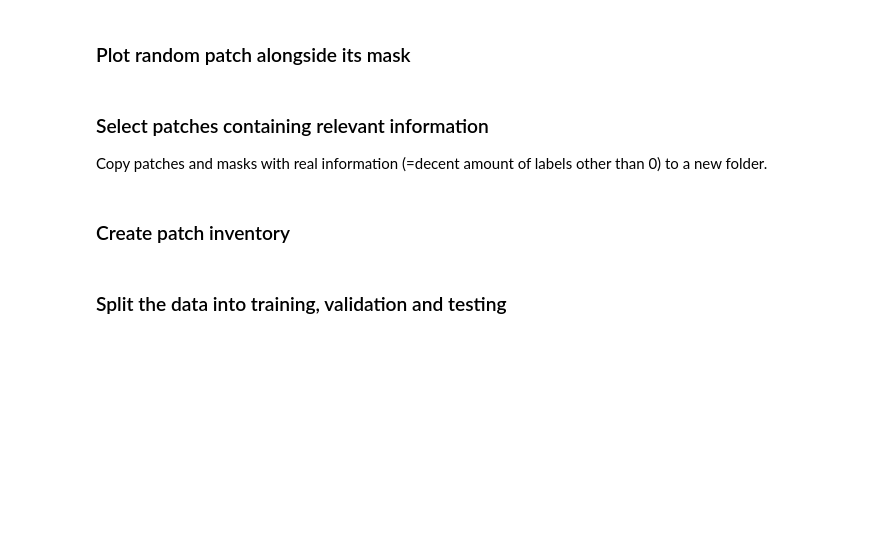
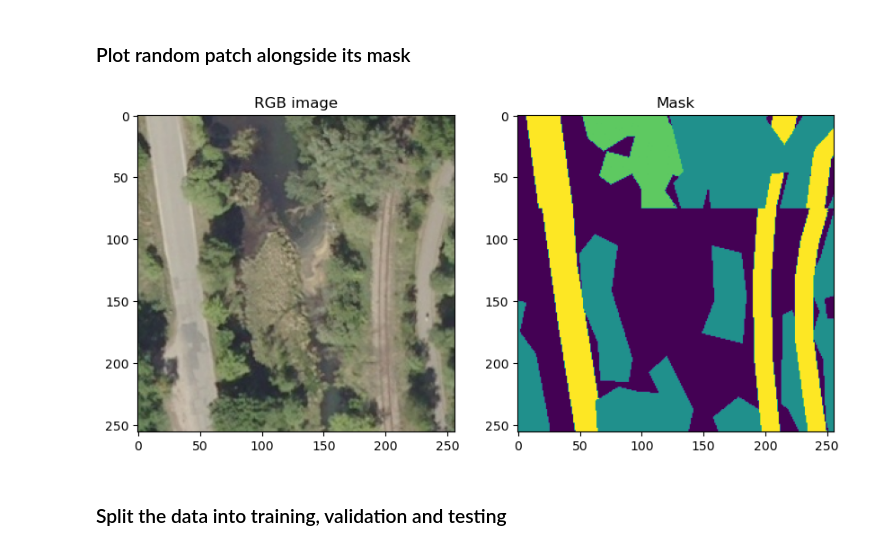
Before and after one commit to yotkadata/uhi_detector, a Jupyter notebook: notebooks/segmentation_step_1_data_preparation.ipynb, the cells around one changed output. Saved outputs shown, nothing was run; the diff lists cells and outputs as text; code cells hidden in the pictures; blank space fills up the shorter version.

```diff
--- a/notebooks/segmentation_step_1_data_preparation.ipynb
+++ b/notebooks/segmentation_step_1_data_preparation.ipynb
@@ -258,13 +240,13 @@ create_patches(dir_mask, dir_patch_mask)
 ### Plot random patch alongside its mask
 # %%
 # Get paths of all patches
-patch_files = [file for file in dir_patch_img.iterdir()]
+patch_files = [file for file in dir_patch_useful_img.iterdir()]
 
 # Randomly select one of them
-patch_path = np.random.choice(img_files)
+patch_path = np.random.choice(patch_files)
 
-plot_image_and_mask(img_path)
+mask_path = Path(str(patch_path).replace("/images/", "/masks/"))
+
+plot.plot_image_and_mask(patch_path, mask_path)
+# %% [output]
+[figure, added]
-# %% [markdown]
-### Select patches containing relevant information
-
-Copy patches and masks with real information (=decent amount of labels other than 0) to a new folder.
@@ -313,2 +252,0 @@ select_useful_patches(dir_patch_img, dir_patch_useful_img, dir_patch_useful_mask
-# %% [markdown]
-### Create patch inventory
```
Also changed, not shown: parts of 35 cells of this notebook.
